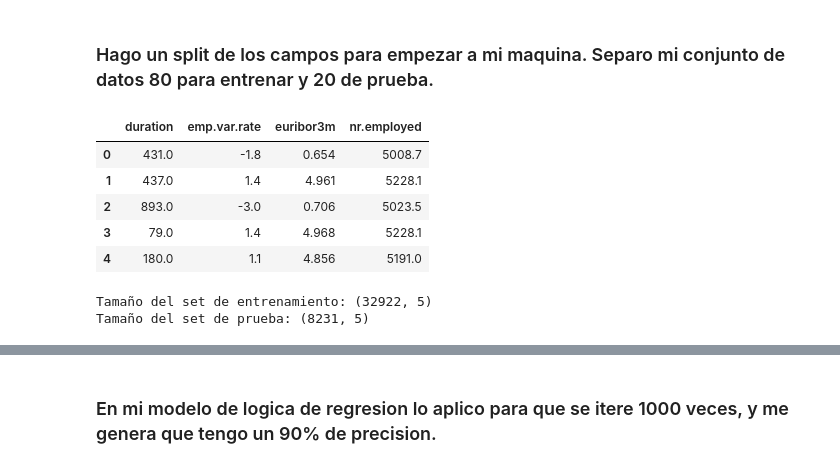
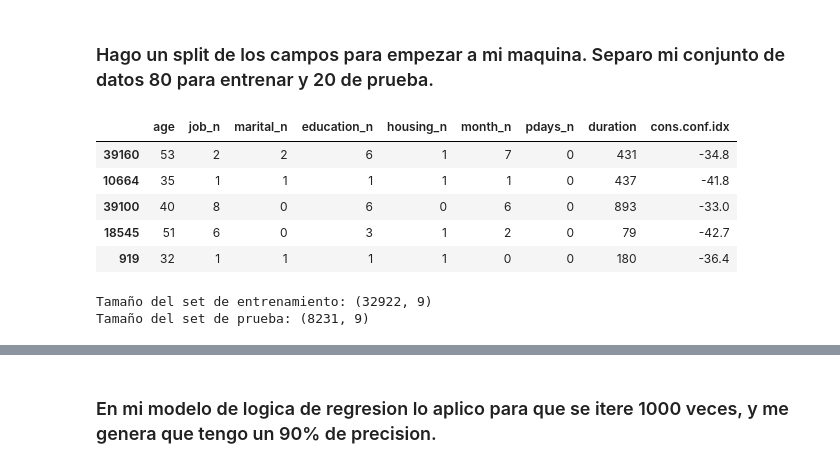
Before and after one commit to 4GeeksAcademy/machine-learning-python-template_jgg, a Jupyter notebook: src/explore.ipynb, the cells around one changed output, grey strips where cells are left out. Cells and saved outputs as stored; diff of their text form; code cells hidden in the pictures.

```diff
--- a/src/explore.ipynb
+++ b/src/explore.ipynb
@@ -261,36 +274,25 @@ dm_copia.head()
 ### Hago un split de los campos para empezar a mi maquina. Separo mi conjunto de datos 80 para entrenar y 20 de prueba.
 # %%
 from sklearn.model_selection import train_test_split
-from sklearn.feature_selection import SelectKBest, f_regression
 
-X = dm_copia[['age', 'job_n', 'marital_n', 'education_n', 'housing_n', 'loan_n',
-              'month_n', 'pdays_n','duration', 'campaign_n', 'emp.var.rate',
-              'cons.price.idx', 'cons.conf.idx', 'euribor3m', 'nr.employed']]
+X = dm_copia[['age', 'job_n', 'marital_n', 'education_n', 'housing_n',
+              'month_n', 'pdays_n','duration','cons.conf.idx']]
 
 y = dm_copia['y_n']
 
 X_train, X_test, y_train, y_test = train_test_split(X, y, test_size=0.2, random_state=42)
 
-selection_model = SelectKBest(f_regression, k = 4)
-selection_model.fit(X_train, y_train)
-
-selected_columns = X_train.columns[selection_model.get_support()]
-X_train_sel = pd.DataFrame(selection_model.transform(X_train), columns = selected_columns)
-X_test_sel = pd.DataFrame(selection_model.transform(X_test), columns = selected_columns)
-
-X_train_sel.head()
+X_train.head()
 # %% [output]
-|  | duration | emp.var.rate | euribor3m | nr.employed |
-| 0 | 431.0 | -1.8 | 0.654 | 5008.7 |
-| 1 | 437.0 | 1.4 | 4.961 | 5228.1 |
-| 2 | 893.0 | -3.0 | 0.706 | 5023.5 |
-| 3 | 79.0 | 1.4 | 4.968 | 5228.1 |
-| 4 | 180.0 | 1.1 | 4.856 | 5191.0 |
+|  | age | job_n | marital_n | education_n | housing_n | month_n | pdays_n | duration | cons.conf.idx |
+| 39160 | 53 | 2 | 2 | 6 | 1 | 7 | 0 | 431 | -34.8 |
+| 10664 | 35 | 1 | 1 | 1 | 1 | 1 | 0 | 437 | -41.8 |
+| 39100 | 40 | 8 | 0 | 6 | 0 | 6 | 0 | 893 | -33.0 |
+| 18545 | 51 | 6 | 0 | 3 | 1 | 2 | 0 | 79 | -42.7 |
+| 919 | 32 | 1 | 1 | 1 | 1 | 0 | 0 | 180 | -36.4 |
 # %%
-X_train_sel["charges"] = y_train.values
-X_test_sel["charges"] = y_test.values
-X_train_sel.to_csv("../data/interim/datos_entrenamiento.csv", index = False)
-X_test_sel.to_csv("../data/interim/datos_prueba.csv", index = False)
+X_train.to_csv("../data/interim/datos_entrenamiento.csv", index = False)
+X_test.to_csv("../data/interim/datos_prueba.csv", index = False)
 
 datos_train = pd.read_csv("../data/interim/datos_entrenamiento.csv")
 datos_test = pd.read_csv("../data/interim/datos_prueba.csv")
@@ -298,8 +300,8 @@ datos_test = pd.read_csv("../data/interim/datos_prueba.csv")
 print("Tamaño del set de entrenamiento:", datos_train.shape)
 print("Tamaño del set de prueba:", datos_test.shape)
 # %% [output]
-Tamaño del set de entrenamiento: (32922, 5)
-Tamaño del set de prueba: (8231, 5)
+Tamaño del set de entrenamiento: (32922, 9)
+Tamaño del set de prueba: (8231, 9)
 # %%
 from sklearn.preprocessing import MinMaxScaler
 
```
Also changed, not shown: parts of 7 cells of this notebook, 2 other files.
